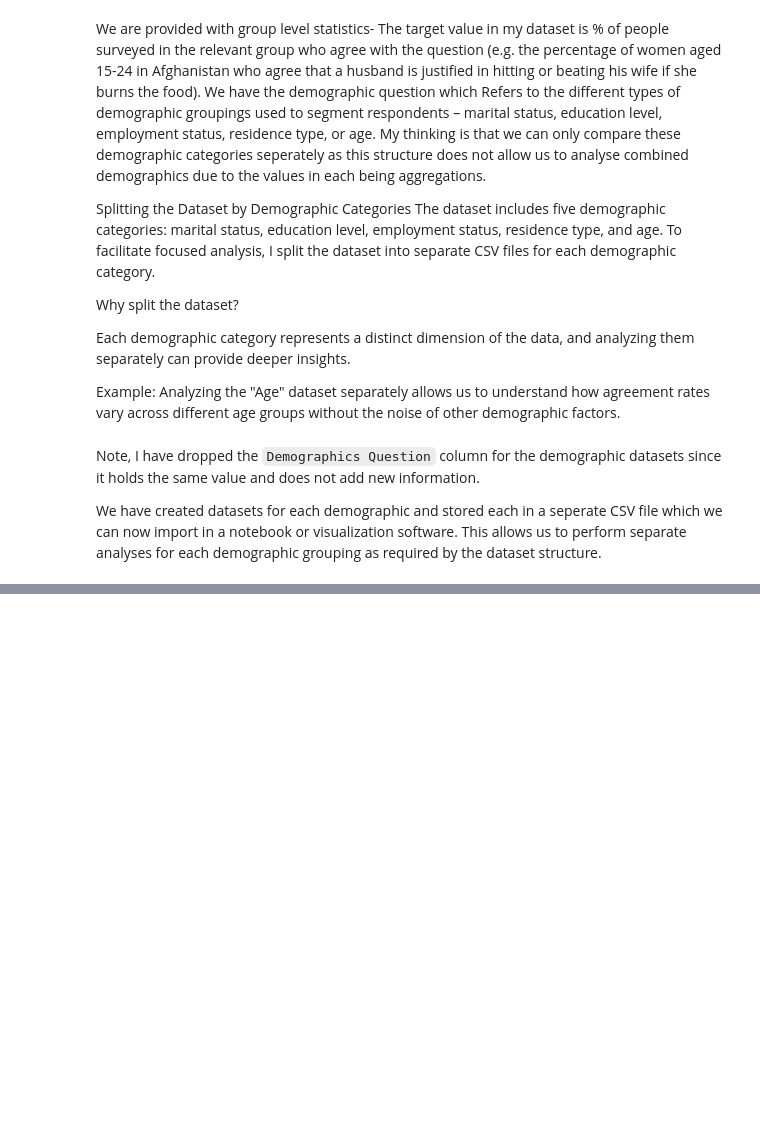
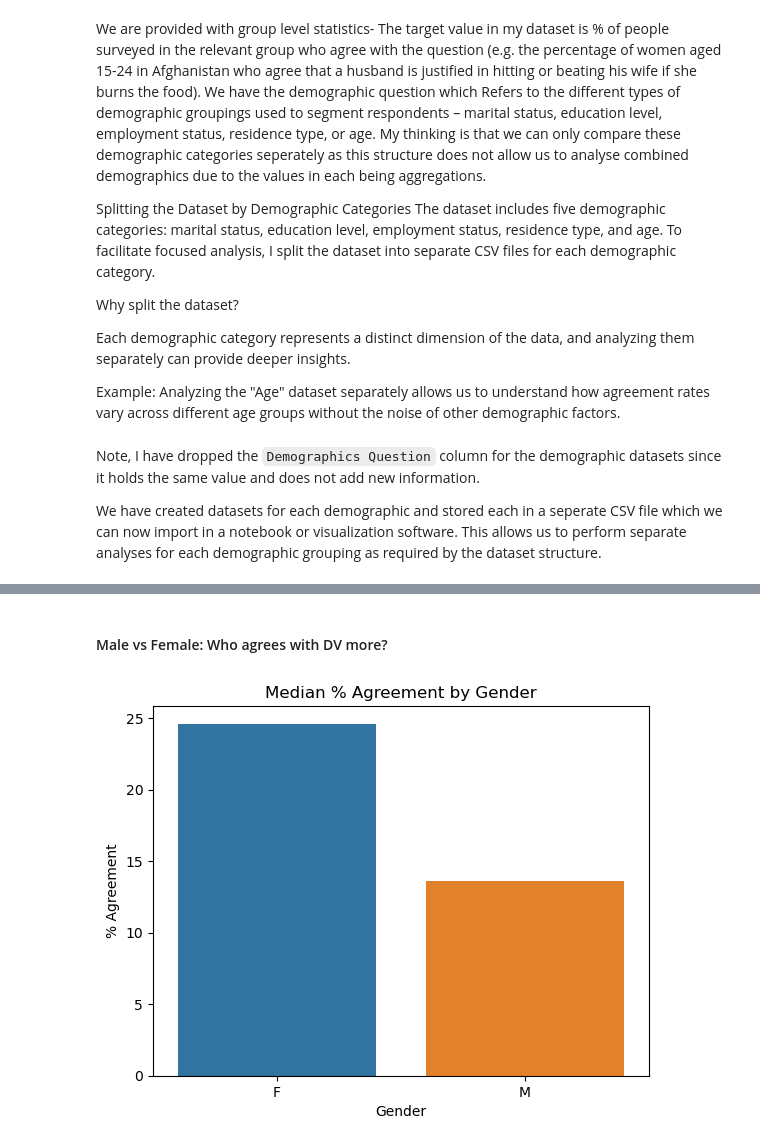
Before and after one commit to MaureenMbugua/Understanding_violence_against_women, a Jupyter notebook: Understanding_violence_against_women.ipynb, the cells around one changed output, grey strips where cells are left out. Cells and saved outputs as stored; diff of their text form; code cells hidden in the pictures; blank space fills up the shorter version.

```diff
--- a/Understanding_violence_against_women.ipynb
+++ b/Understanding_violence_against_women.ipynb
@@ -566,0 +566,4 @@ df_age.head()
+# %%
+def barplot(X, Y, dataset, group):
+    median = dataset.groupby(group)['Value'].median().sort_values(ascending=False).reset_index()
+    sns.barplot(x=X, y=Y, data=median)
@@ -566,0 +574,11 @@ df_age.head()
+# %% [markdown]
+#### Male vs Female: Who agrees with DV more?
+# %%
+# Calculate median 'Value' by gender and create a bar plot
+barplot('Gender', 'Value', df_africa, 'Gender')
+plt.title('Median % Agreement by Gender')
+plt.xlabel('Gender')
+plt.ylabel('% Agreement')
+plt.show()
+# %% [output]
+[figure, added]
```
Also changed, not shown: parts of 82 cells of this notebook, 1 other file.
